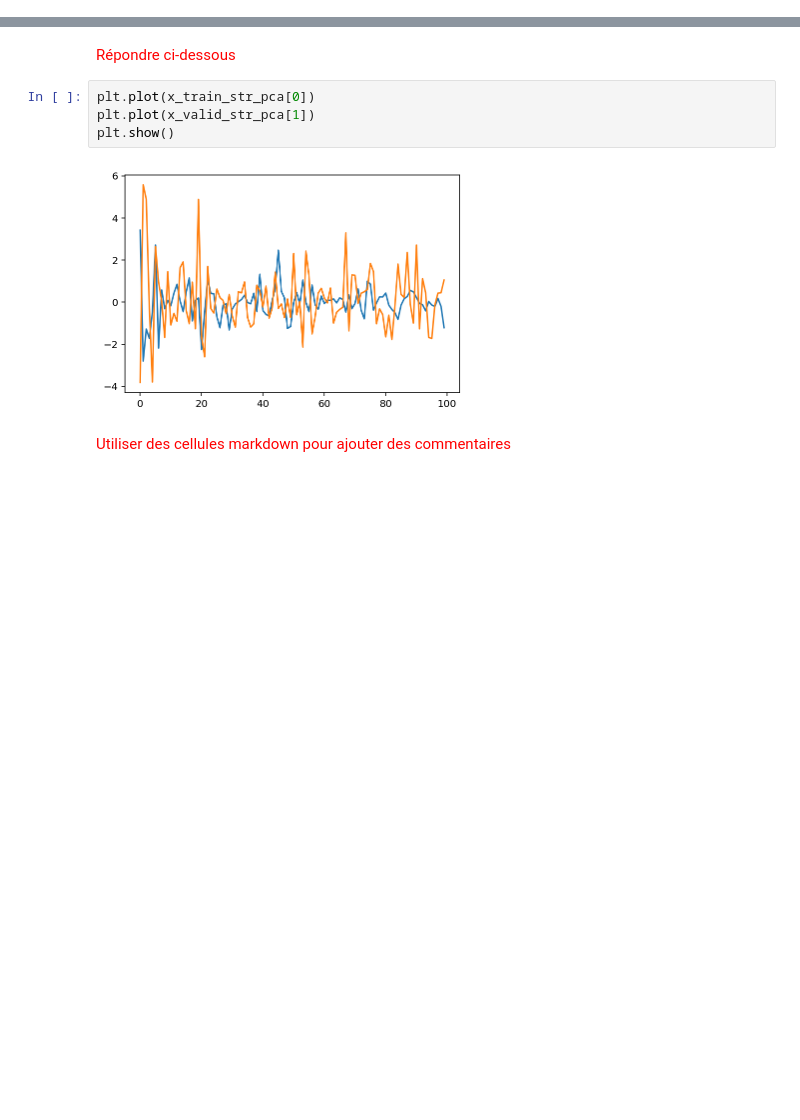
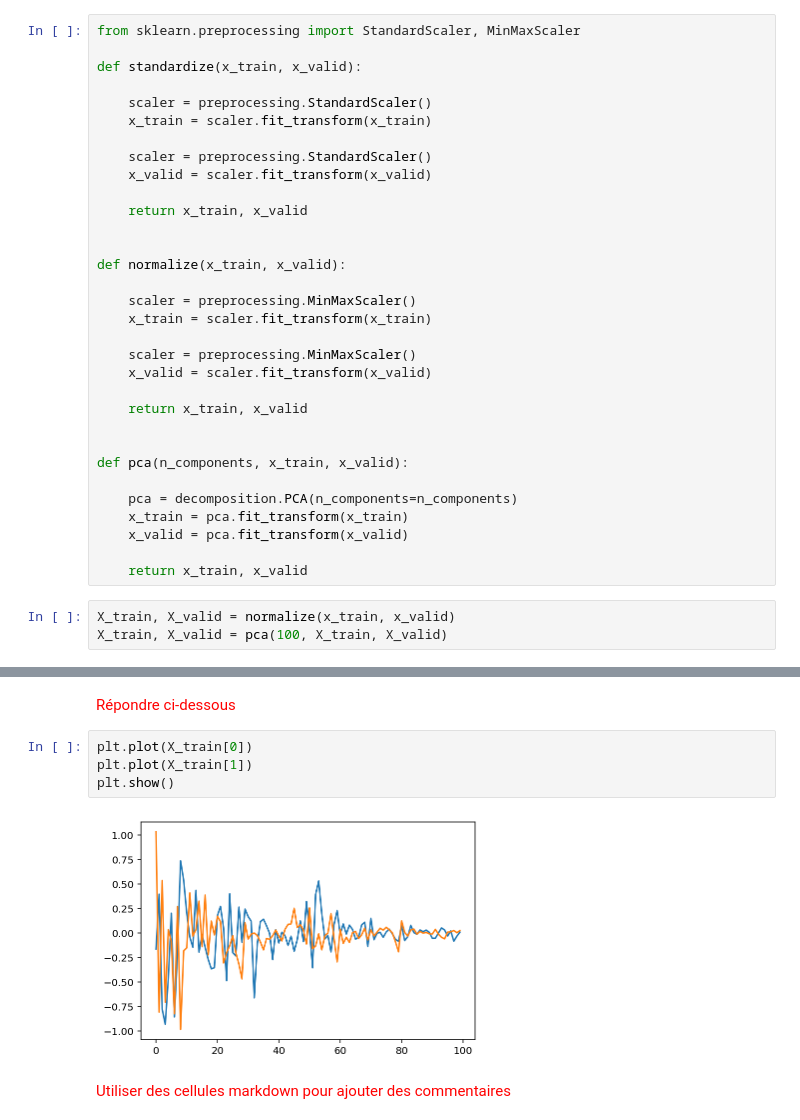
Before and after one commit to AlexisDel/Projet-ISD2, a Jupyter notebook: Projet.ipynb, the cells around one changed output, grey strips where cells are left out. Cells and saved outputs as stored; diff of their text form; blank space fills up the shorter version.

```diff
--- a/Projet.ipynb
+++ b/Projet.ipynb
@@ -825,3 +809,38 @@ x_train_str_pca, x_valid_str_pca = standardize_and_pca(100, x_train, x_valid)
+# %%
+from sklearn.preprocessing import StandardScaler, MinMaxScaler
+
+def standardize(x_train, x_valid):
+
+    scaler = preprocessing.StandardScaler()
+    x_train = scaler.fit_transform(x_train)
+
+    scaler = preprocessing.StandardScaler()
+    x_valid = scaler.fit_transform(x_valid)
+
+    return x_train, x_valid
+
+
+def normalize(x_train, x_valid):
+
+    scaler = preprocessing.MinMaxScaler()
+    x_train = scaler.fit_transform(x_train)
+
+    scaler = preprocessing.MinMaxScaler()
+    x_valid = scaler.fit_transform(x_valid)
+
+    return x_train, x_valid
+
+
+def pca(n_components, x_train, x_valid):
+
+    pca = decomposition.PCA(n_components=n_components)
+    x_train = pca.fit_transform(x_train)
+    x_valid = pca.fit_transform(x_valid)
+
+    return x_train, x_valid
+# %%
+X_train, X_valid = normalize(x_train, x_valid)
+X_train, X_valid = pca(100, X_train, X_valid)
 # %% [markdown]
 Proposez un graphique qui représente les 2 premières dimensions de la PCA et commentez succinctement.
 # %% [markdown]
@@ -829,11 +848,11 @@ Proposez un graphique qui représente les 2 premières dimensions de la PCA et c
     Répondre ci-dessous
 </span>
 # %%
-plt.plot(x_train_str_pca[0])
-plt.plot(x_valid_str_pca[1])
+plt.plot(X_train[0])
+plt.plot(X_train[1])
 plt.show()
 # %% [output]
-[figure, old version]
+[figure, new version]
 # %% [markdown]
 <span style="color:red">
     Utiliser des cellules markdown pour ajouter des commentaires
```
Also changed, not shown: parts of 14 cells of this notebook, 3 other files.
